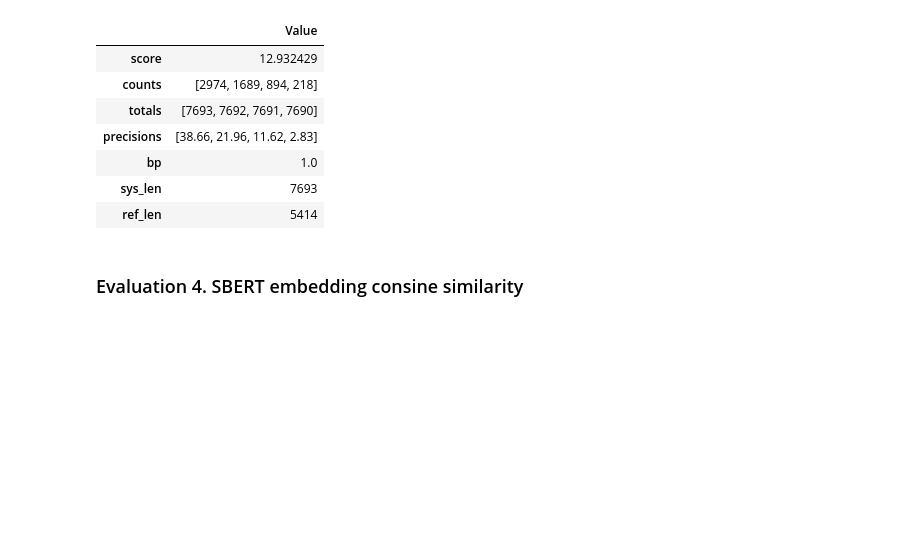
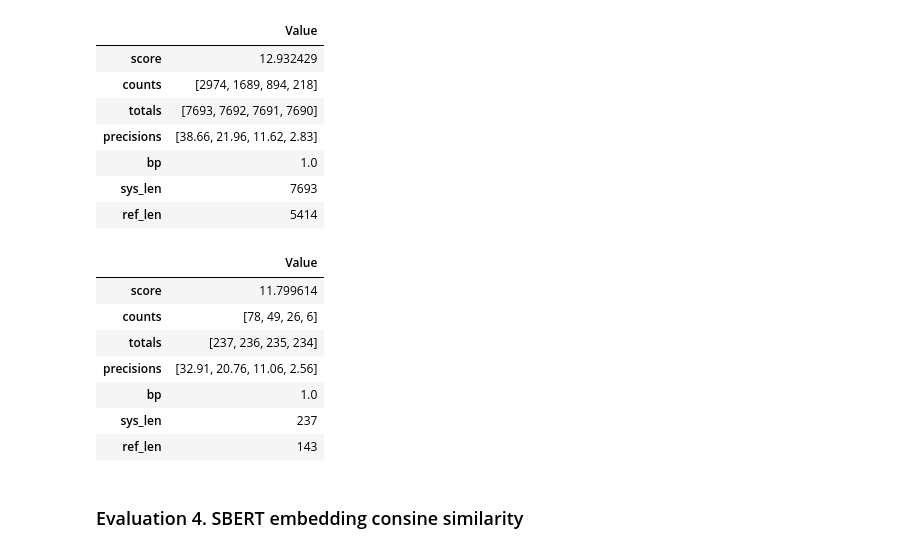
Before and after one commit to YouKyoung-Na/Personal-Chatbot, a Jupyter notebook: examples/evaluation.ipynb, the cells around one changed output. Cells and saved outputs as stored; diff of their text form; code cells hidden in the pictures; blank space fills up the shorter version.

```diff
--- a/examples/evaluation.ipynb
+++ b/examples/evaluation.ipynb
@@ -147,3 +147,5 @@ backbone_data.to_csv("evaluation_backbone.csv", index = False)
 data = pd.read_csv("/content/drive/MyDrive/전남대/수업/24년도/자연어처리 Project/evaluation_data.csv")
 # %%
 backbone_data = pd.read_csv("/content/drive/MyDrive/전남대/수업/24년도/자연어처리 Project/evaluation_backbone.csv")
+# %%
+gpt_data = pd.read_csv("/content/drive/MyDrive/전남대/수업/24년도/자연어처리 Project/gpt_prompt_evaluation.csv")
@@ -285,6 +338,27 @@ pd.DataFrame.from_dict(results, orient = "index", columns=['Value'])
 | bp | 1.0 |
 | sys_len | 7693 |
 | ref_len | 5414 |
+# %%
+# gpt_prompt BLEU
+bleu_metric = datasets.load_metric("sacrebleu")
+
+bleu_metric.add(
+    prediction = gpt_data[' gpt_A'], reference = [gpt_data['A']]
+)
+
+results = bleu_metric.compute(smooth_method = 'floor', smooth_value=0)
+results['precisions'] =[np.round(p,2) for p in results["precisions"]]
+
+pd.DataFrame.from_dict(results, orient = "index", columns=['Value'])
+# %% [output]
+|  | Value |
+| score | 11.799614 |
+| counts | [78, 49, 26, 6] |
+| totals | [237, 236, 235, 234] |
+| precisions | [32.91, 20.76, 11.06, 2.56] |
+| bp | 1.0 |
+| sys_len | 237 |
+| ref_len | 143 |
 # %% [markdown]
 ### Evaluation 4. SBERT embedding consine similarity
 # %%
```
Also changed, not shown: parts of 11 cells of this notebook.
